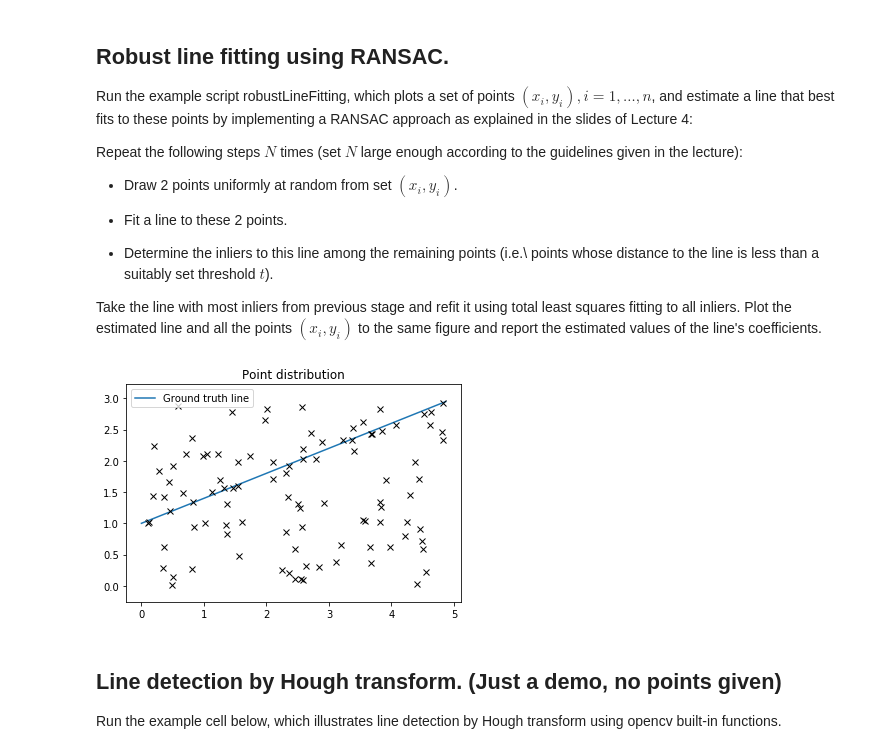
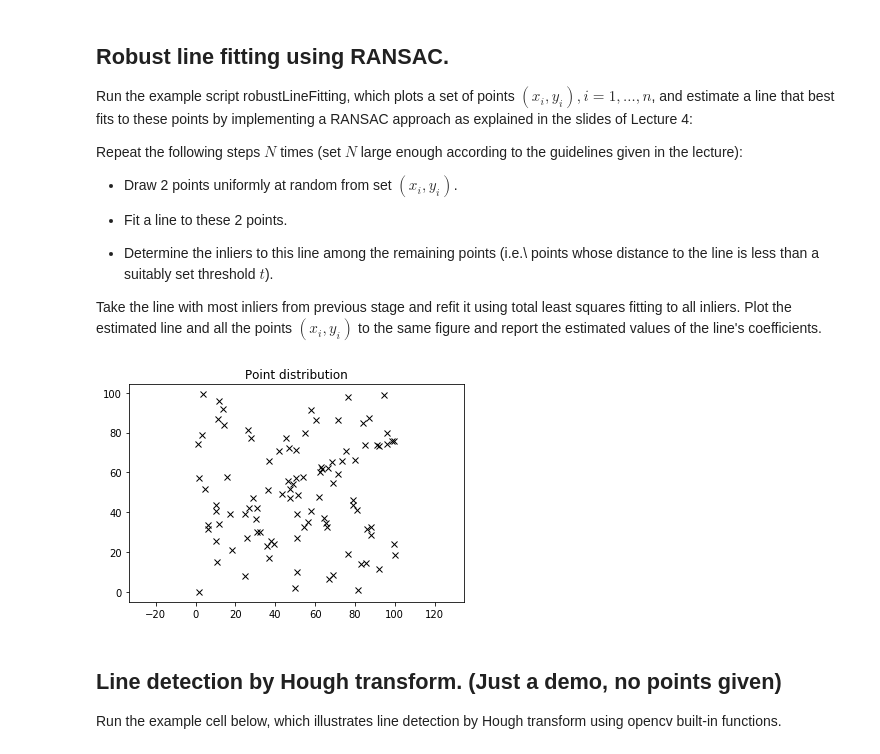
Before and after one commit to AaltoVision/CV_course_py, a Jupyter notebook: exercise5/Exercise5.ipynb, the cells around one changed output. Saved outputs shown, nothing was run; the diff lists cells and outputs as text; code cells hidden in the pictures.

```diff
--- a/exercise5/Exercise5.ipynb
+++ b/exercise5/Exercise5.ipynb
@@ -42,49 +42,16 @@ than a suitably set threshold $t$).
 
 Take the line with most inliers from previous stage and refit it using total least squares fitting to all inliers.
 Plot the estimated line and all the points $(x_i,y_i)$ to the same figure and report the estimated values of the line's coefficients.
-# %%
-# Create a set of points
-
-Nin=20 #Number of inliers
-Nout=80 #Number of outliers
-sl=0.4 #Slope of line
-b=1 # intercept of line
-
-#Draw points from line model
-xs = np.random.rand(Nin)*5
-ys = sl*xs + b
-
-# Draw ground truth line
-plt.plot([0,np.max(xs)],[b,np.max(xs)*sl+b],label='Ground truth line')
-
-#add noise to measurements
-xs += np.random.randn(Nin)*0.05
-ys += np.random.randn(Nin)*0.05
-
-#Draw outliers
-xos = np.random.rand(Nout)*np.max(xs)
-yos = np.random.rand(Nout)*np.max(ys)
-
-#Stack and randomize points
-xs = np.hstack((xs,xos))
-ys = np.hstack((ys, yos))
-rndord = np.random.permutation(np.size(xs))
-x = xs[rndord]
-y = ys[rndord]
-
-# Save the generated points
-np.save('points.npy', (x, y))
-
-# Load and plot points
-#data = np.load('points.npy')
-#x, y = data[0,:], data[1,:]
-plt.plot(x, y, 'kx')
-plt.title('Point distribution')
-plt.legend()
-plt.axis('equal')
-plt.show()
-# %% [output]
-[figure, removed]
+# %%
+# Load and plot points
+data = np.load('points.npy')
+x, y = data[0,:], data[1,:]
+plt.plot(x, y, 'kx')
+plt.title('Point distribution')
+plt.axis('equal')
+plt.show()
+# %% [output]
+[figure, added]
 # %% [markdown]
 ## Line detection by Hough transform. (Just a demo, no points given)
 
```
Also changed, not shown: 1 other file.
